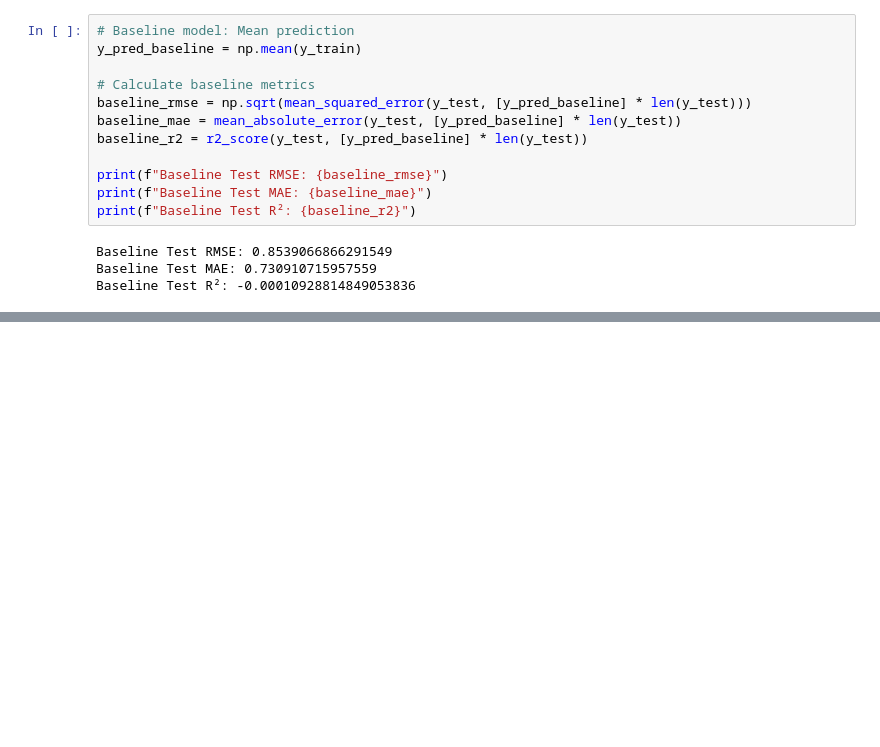
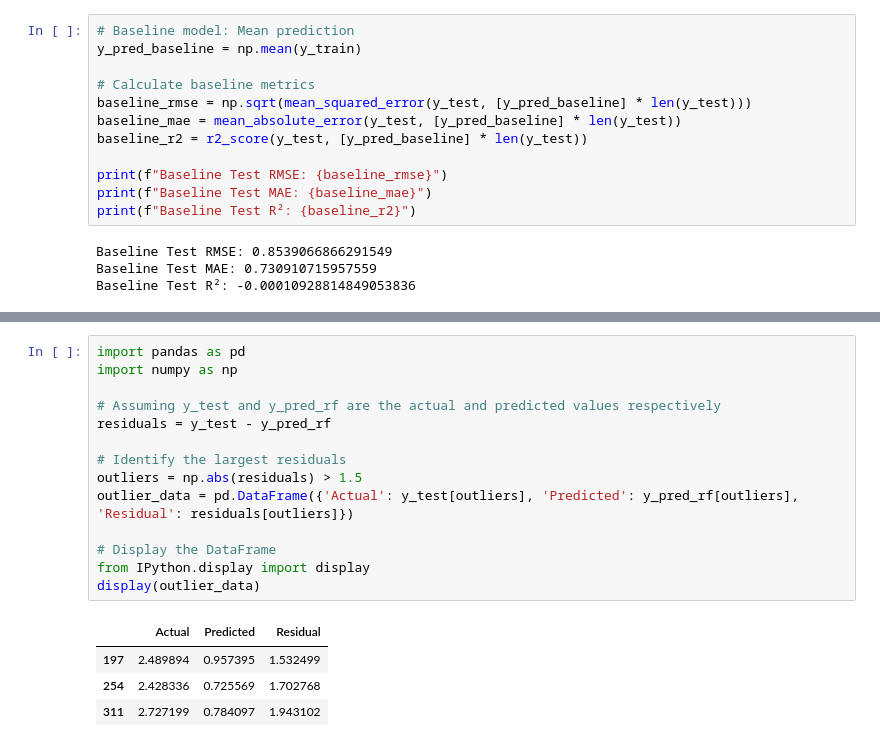
Before and after one commit to pauloarayasantiago/forest-fire-model, a Jupyter notebook: forest_fire_compiling_2.ipynb, the cells around one changed output, grey strips where cells are left out. Cells and saved outputs as stored; diff of their text form; blank space fills up the shorter version.

```diff
--- a/forest_fire_compiling_2.ipynb
+++ b/forest_fire_compiling_2.ipynb
@@ -209,0 +222,19 @@ Baseline Test R²: -0.00010928814849053836
+# %%
+import pandas as pd
+import numpy as np
+
+# Assuming y_test and y_pred_rf are the actual and predicted values respectively
+residuals = y_test - y_pred_rf
+
+# Identify the largest residuals
+outliers = np.abs(residuals) > 1.5
+outlier_data = pd.DataFrame({'Actual': y_test[outliers], 'Predicted': y_pred_rf[outliers], 'Residual': residuals[outliers]})
+
+# Display the DataFrame
+from IPython.display import display
+display(outlier_data)
+# %% [output]
+|  | Actual | Predicted | Residual |
+| 197 | 2.489894 | 0.957395 | 1.532499 |
+| 254 | 2.428336 | 0.725569 | 1.702768 |
+| 311 | 2.727199 | 0.784097 | 1.943102 |
```
Also changed, not shown: parts of 2 cells of this notebook, 1 other file.
